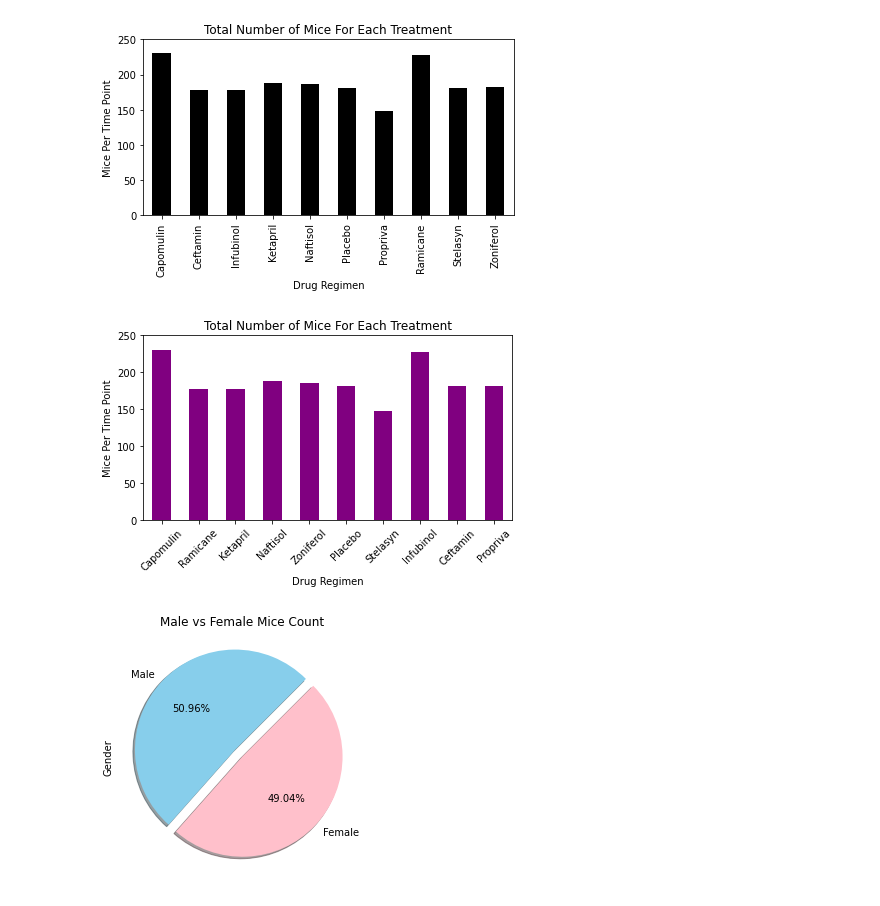
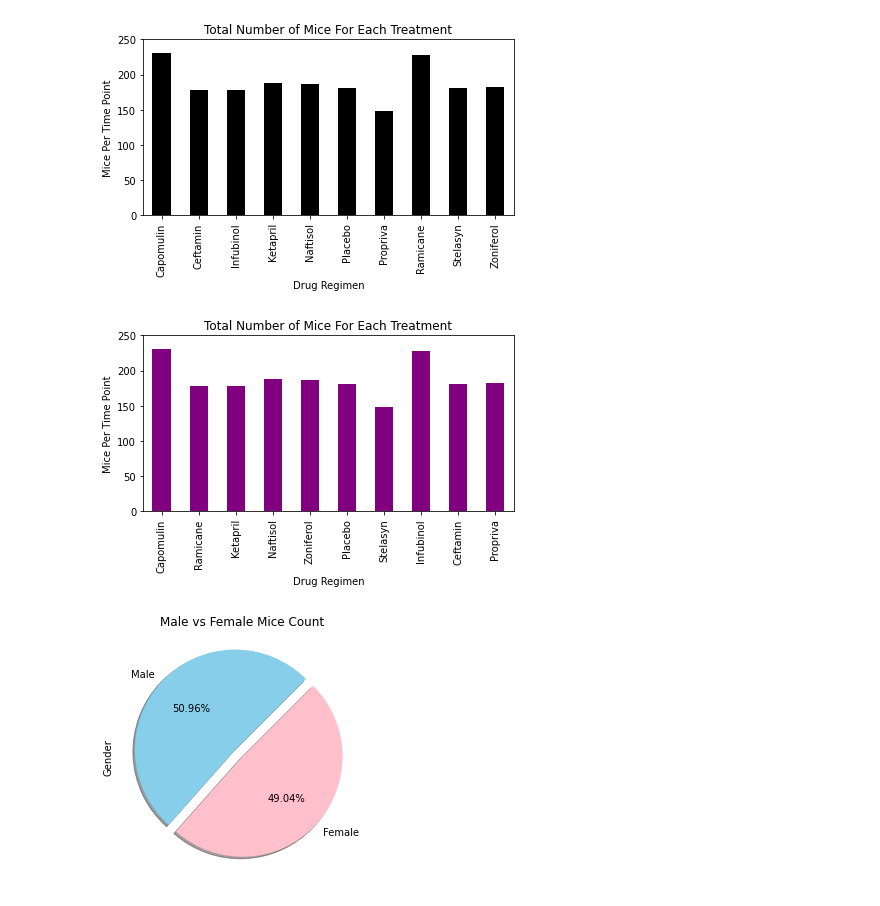
Before and after one commit to Franco1230/05-Matplotlib-Challenge, a Jupyter notebook: Pymaceuticals/pymaceuticals_starter.ipynb, the cells around one changed output. Drawn from its saved outputs; the diff is of its cells as text; code cells hidden in the pictures.

```diff
--- a/Pymaceuticals/pymaceuticals_starter.ipynb
+++ b/Pymaceuticals/pymaceuticals_starter.ipynb
@@ -193,24 +193,24 @@ plt.show()
 # %%
 # Generate a bar plot showing the total number of mice for each treatment throughout the course of the study using pyplot.
 
 # Prepare x-axis
 drug_regimen_list = cleaned_combined_data_df[drug_reg_str].value_counts().index
 
 # Prepare y-axis
 mice_per_treat2 = cleaned_combined_data_df.groupby([drug_reg_str]).count()[mouse_id_str].tolist()
 
 # Plot using pyplot
 plt.bar(drug_regimen_list, mice_per_treat, width = 0.5, color = "purple")
-plt.xticks(drug_regimen_list, rotation = 45)
+plt.xticks(drug_regimen_list, rotation = 90)
 plt.title("Total Number of Mice For Each Treatment")
 plt.xlabel(drug_reg_str)
 plt.ylabel("Mice Per Time Point")
 plt.xlim(-0.5, 9.5)
 plt.ylim(0, 250)
 plt.tight_layout()
 plt.show()
 # %% [output]
-[figure, old version]
+[figure, new version]
 # %%
 # Generate a pie plot showing the distribution of female versus male mice using pandas
 
```
Also changed, not shown: parts of 2 cells of this notebook.
